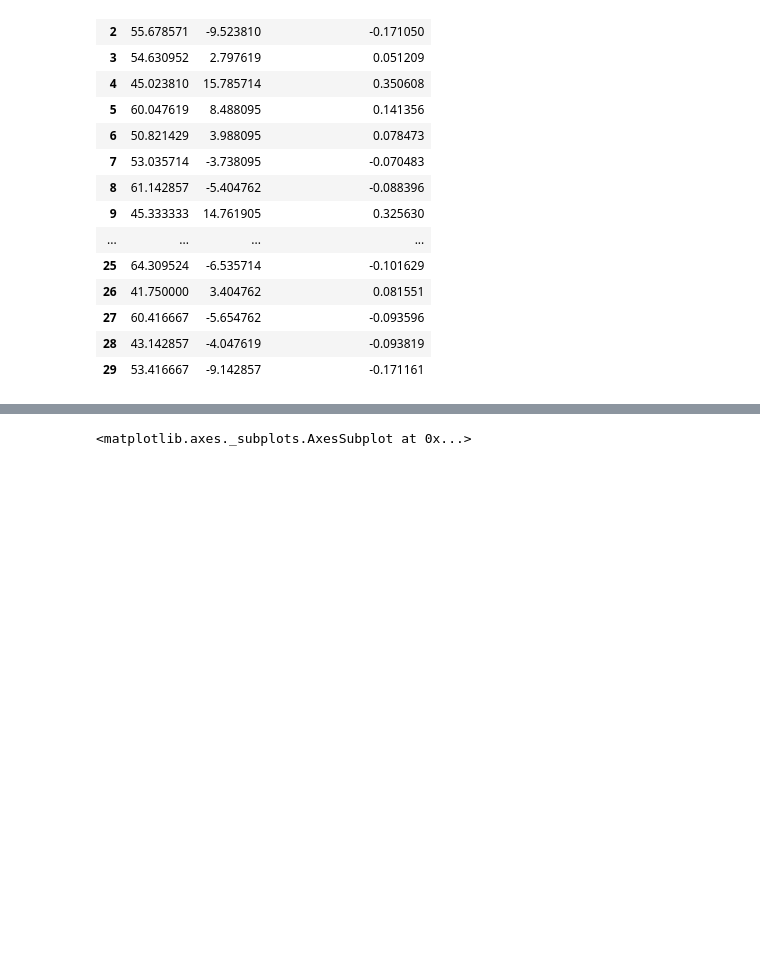
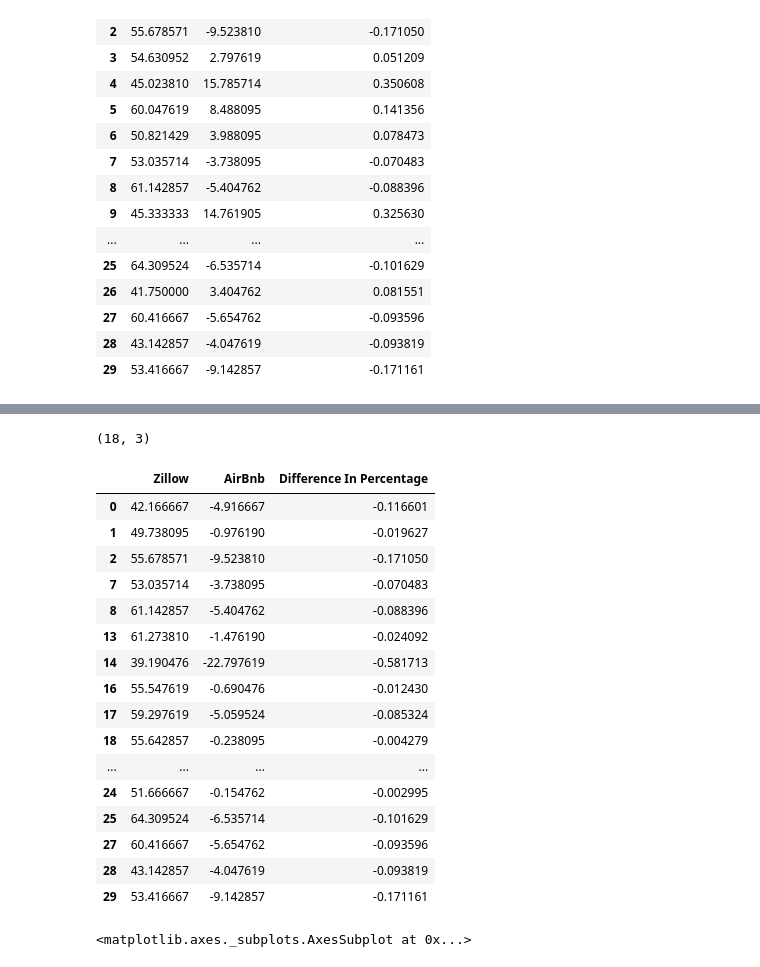
Before and after one commit to aaronaher619/COGS-108-Final-Project, a Jupyter notebook: PUSH.ipynb, the cells around one changed output, grey strips where cells are left out. Drawn from its saved outputs; the diff is of its cells as text; code cells hidden in the pictures; blank space fills up the shorter version.

```diff
--- a/PUSH.ipynb
+++ b/PUSH.ipynb
@@ -597,3 +616,26 @@ LR
+# %%
+negative = LR[LR['Difference In Percentage'] < 0]
+print(negative.shape)
+negative
+# %% [output]
+(18, 3)
+|  | Zillow | AirBnb | Difference In Percentage |
+| 0 | 42.166667 | -4.916667 | -0.116601 |
+| 1 | 49.738095 | -0.976190 | -0.019627 |
+| 2 | 55.678571 | -9.523810 | -0.171050 |
+| 7 | 53.035714 | -3.738095 | -0.070483 |
+| 8 | 61.142857 | -5.404762 | -0.088396 |
+| 13 | 61.273810 | -1.476190 | -0.024092 |
+| 14 | 39.190476 | -22.797619 | -0.581713 |
+| 16 | 55.547619 | -0.690476 | -0.012430 |
+| 17 | 59.297619 | -5.059524 | -0.085324 |
+| 18 | 55.642857 | -0.238095 | -0.004279 |
+| ... | ... | ... | ... |
+| 24 | 51.666667 | -0.154762 | -0.002995 |
+| 25 | 64.309524 | -6.535714 | -0.101629 |
+| 27 | 60.416667 | -5.654762 | -0.093596 |
+| 28 | 43.142857 | -4.047619 | -0.093819 |
+| 29 | 53.416667 | -9.142857 | -0.171161 |
 # %%
 before_airbnb = pd.Series()
 after_airbnb = pd.Series()
```
Also changed, not shown: parts of 4 cells of this notebook.
